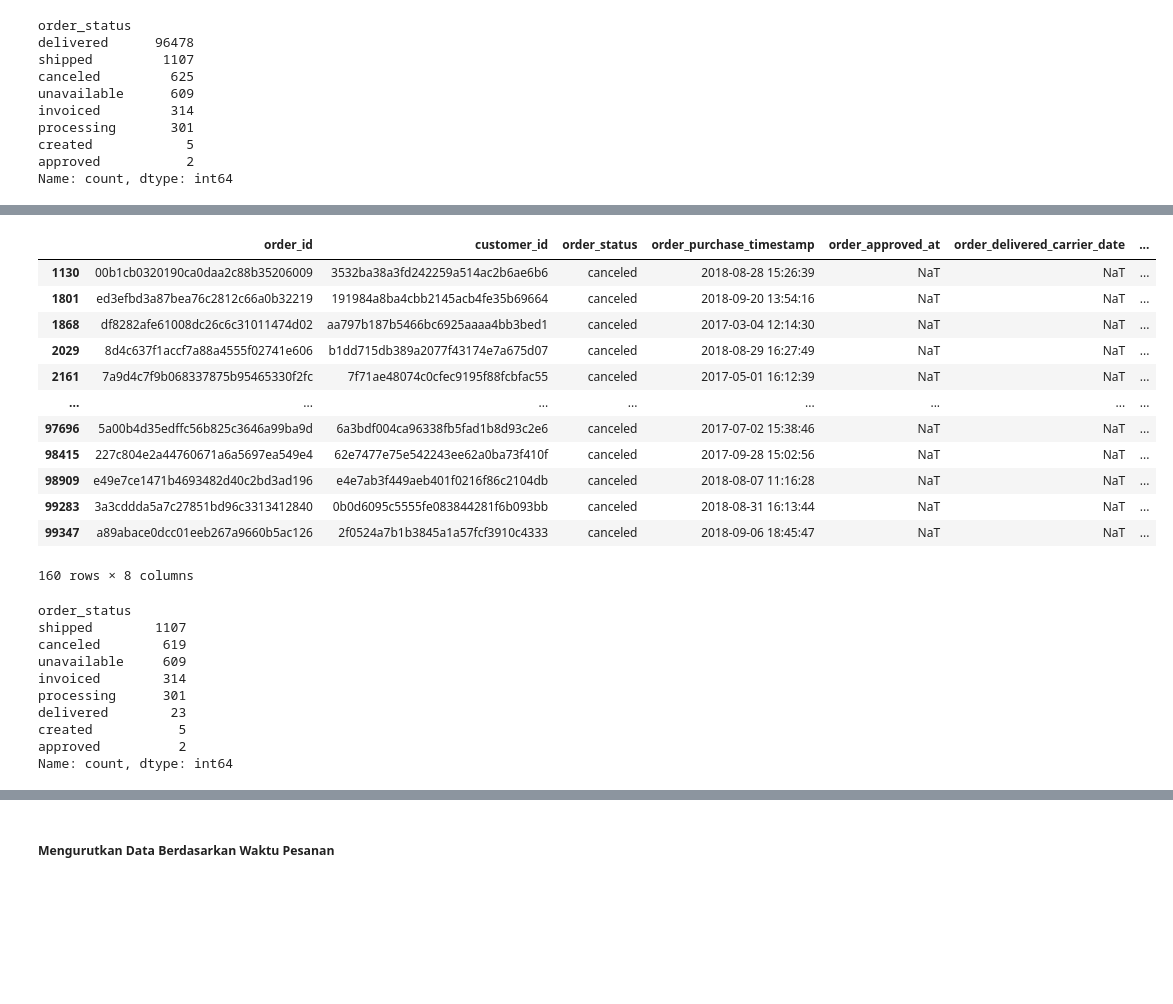
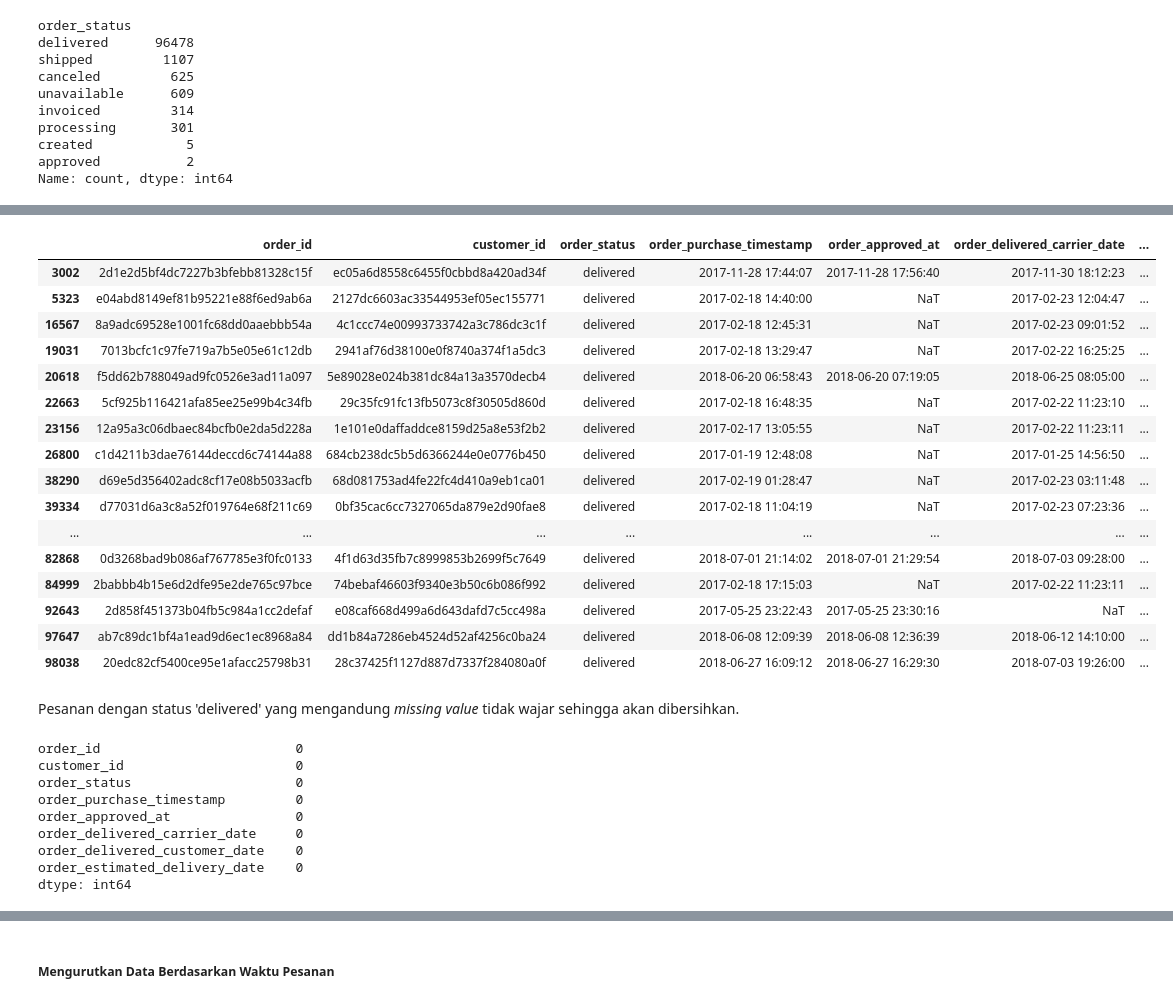
Before and after one commit to f2rra/dicoding, a Jupyter notebook: belajar-analisis-data-dengan-python/Proyek_Analisis_Data.ipynb, the cells around one changed output, grey strips where cells are left out. Saved outputs shown, nothing was run; the diff lists cells and outputs as text; code cells hidden in the pictures; blank space fills up the shorter version.

```diff
--- a/belajar-analisis-data-dengan-python/Proyek_Analisis_Data.ipynb
+++ b/belajar-analisis-data-dengan-python/Proyek_Analisis_Data.ipynb
@@ -1537,0 +631,22 @@ Name: count, dtype: int64
+# %%
+orders_df[(orders_df.order_status=='delivered') & orders_df.isnull().any(axis=1)]
+# %% [output]
+|  | order_id | customer_id | order_status | order_purchase_timestamp | order_approved_at | order_delivered_carrier_date | ... |
+| 3002 | 2d1e2d5bf4dc7227b3bfebb81328c15f | ec05a6d8558c6455f0cbbd8a420ad34f | delivered | 2017-11-28 17:44:07 | 2017-11-28 17:56:40 | 2017-11-30 18:12:23 | ... |
+| 5323 | e04abd8149ef81b95221e88f6ed9ab6a | 2127dc6603ac33544953ef05ec155771 | delivered | 2017-02-18 14:40:00 | NaT | 2017-02-23 12:04:47 | ... |
+| 16567 | 8a9adc69528e1001fc68dd0aaebbb54a | 4c1ccc74e00993733742a3c786dc3c1f | delivered | 2017-02-18 12:45:31 | NaT | 2017-02-23 09:01:52 | ... |
+| 19031 | 7013bcfc1c97fe719a7b5e05e61c12db | 2941af76d38100e0f8740a374f1a5dc3 | delivered | 2017-02-18 13:29:47 | NaT | 2017-02-22 16:25:25 | ... |
+| 20618 | f5dd62b788049ad9fc0526e3ad11a097 | 5e89028e024b381dc84a13a3570decb4 | delivered | 2018-06-20 06:58:43 | 2018-06-20 07:19:05 | 2018-06-25 08:05:00 | ... |
+| 22663 | 5cf925b116421afa85ee25e99b4c34fb | 29c35fc91fc13fb5073c8f30505d860d | delivered | 2017-02-18 16:48:35 | NaT | 2017-02-22 11:23:10 | ... |
+| 23156 | 12a95a3c06dbaec84bcfb0e2da5d228a | 1e101e0daffaddce8159d25a8e53f2b2 | delivered | 2017-02-17 13:05:55 | NaT | 2017-02-22 11:23:11 | ... |
+| 26800 | c1d4211b3dae76144deccd6c74144a88 | 684cb238dc5b5d6366244e0e0776b450 | delivered | 2017-01-19 12:48:08 | NaT | 2017-01-25 14:56:50 | ... |
+| 38290 | d69e5d356402adc8cf17e08b5033acfb | 68d081753ad4fe22fc4d410a9eb1ca01 | delivered | 2017-02-19 01:28:47 | NaT | 2017-02-23 03:11:48 | ... |
+| 39334 | d77031d6a3c8a52f019764e68f211c69 | 0bf35cac6cc7327065da879e2d90fae8 | delivered | 2017-02-18 11:04:19 | NaT | 2017-02-23 07:23:36 | ... |
+| ... | ... | ... | ... | ... | ... | ... | ... |
+| 82868 | 0d3268bad9b086af767785e3f0fc0133 | 4f1d63d35fb7c8999853b2699f5c7649 | delivered | 2018-07-01 21:14:02 | 2018-07-01 21:29:54 | 2018-07-03 09:28:00 | ... |
+| 84999 | 2babbb4b15e6d2dfe95e2de765c97bce | 74bebaf46603f9340e3b50c6b086f992 | delivered | 2017-02-18 17:15:03 | NaT | 2017-02-22 11:23:11 | ... |
+| 92643 | 2d858f451373b04fb5c984a1cc2defaf | e08caf668d499a6d643dafd7c5cc498a | delivered | 2017-05-25 23:22:43 | 2017-05-25 23:30:16 | NaT | ... |
+| 97647 | ab7c89dc1bf4a1ead9d6ec1ec8968a84 | dd1b84a7286eb4524d52af4256c0ba24 | delivered | 2018-06-08 12:09:39 | 2018-06-08 12:36:39 | 2018-06-12 14:10:00 | ... |
+| 98038 | 20edc82cf5400ce95e1afacc25798b31 | 28c37425f1127d887d7337f284080a0f | delivered | 2018-06-27 16:09:12 | 2018-06-27 16:29:30 | 2018-07-03 19:26:00 | ... |
+# %% [markdown]
+Pesanan dengan status 'delivered' yang mengandung *missing value* tidak wajar sehingga akan dibersihkan.
@@ -1538,29 +655,12 @@ Name: count, dtype: int64
 # %%
-orders_df[orders_df.order_approved_at.isnull()]
+orders_df[orders_df.order_status=='delivered'].isnull().sum()
 # %% [output]
-|  | order_id | customer_id | order_status | order_purchase_timestamp | order_approved_at | order_delivered_carrier_date | ... |
-| 1130 | 00b1cb0320190ca0daa2c88b35206009 | 3532ba38a3fd242259a514ac2b6ae6b6 | canceled | 2018-08-28 15:26:39 | NaT | NaT | ... |
-| 1801 | ed3efbd3a87bea76c2812c66a0b32219 | 191984a8ba4cbb2145acb4fe35b69664 | canceled | 2018-09-20 13:54:16 | NaT | NaT | ... |
-| 1868 | df8282afe61008dc26c6c31011474d02 | aa797b187b5466bc6925aaaa4bb3bed1 | canceled | 2017-03-04 12:14:30 | NaT | NaT | ... |
-| 2029 | 8d4c637f1accf7a88a4555f02741e606 | b1dd715db389a2077f43174e7a675d07 | canceled | 2018-08-29 16:27:49 | NaT | NaT | ... |
-| 2161 | 7a9d4c7f9b068337875b95465330f2fc | 7f71ae48074c0cfec9195f88fcbfac55 | canceled | 2017-05-01 16:12:39 | NaT | NaT | ... |
-| ... | ... | ... | ... | ... | ... | ... | ... |
-| 97696 | 5a00b4d35edffc56b825c3646a99ba9d | 6a3bdf004ca96338fb5fad1b8d93c2e6 | canceled | 2017-07-02 15:38:46 | NaT | NaT | ... |
-| 98415 | 227c804e2a44760671a6a5697ea549e4 | 62e7477e75e542243ee62a0ba73f410f | canceled | 2017-09-28 15:02:56 | NaT | NaT | ... |
-| 98909 | e49e7ce1471b4693482d40c2bd3ad196 | e4e7ab3f449aeb401f0216f86c2104db | canceled | 2018-08-07 11:16:28 | NaT | NaT | ... |
-| 99283 | 3a3cddda5a7c27851bd96c3313412840 | 0b0d6095c5555fe083844281f6b093bb | canceled | 2018-08-31 16:13:44 | NaT | NaT | ... |
-| 99347 | a89abace0dcc01eeb267a9660b5ac126 | 2f0524a7b1b3845a1a57fcf3910c4333 | canceled | 2018-09-06 18:45:47 | NaT | NaT | ... |
-160 rows × 8 columns
+order_id                         0
+customer_id                      0
+order_status                     0
+order_purchase_timestamp         0
+order_approved_at                0
+order_delivered_carrier_date     0
+order_delivered_customer_date    0
+order_estimated_delivery_date    0
+dtype: int64
-# %%
-orders_df.order_status[orders_df.isnull().any(axis=1)].value_counts()
-# %% [output]
-order_status
-shipped        1107
-canceled        619
-unavailable     609
-invoiced        314
-processing      301
-delivered        23
-created           5
-approved          2
-Name: count, dtype: int64
```
Also changed, not shown: parts of 352 cells of this notebook.
